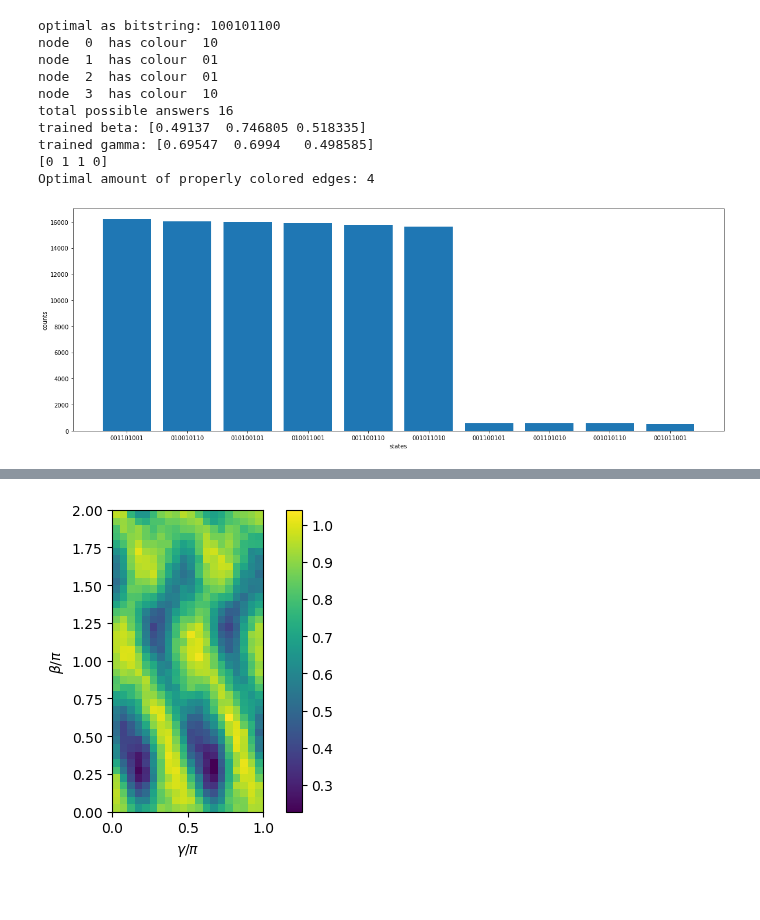
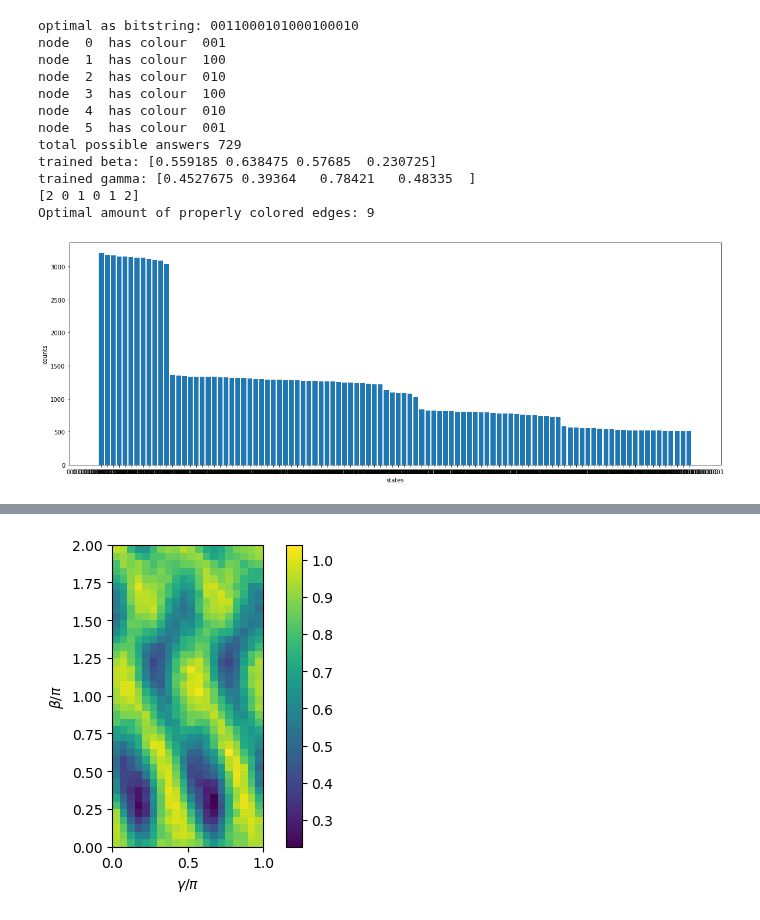
Before and after one commit to XunyiZhao/Quantum_Information_Project, a Jupyter notebook: k-colorable-subgraph.ipynb, the cells around one changed output, grey strips where cells are left out. Cells and saved outputs as stored; diff of their text form; code cells hidden in the pictures.

```diff
--- a/k-colorable-subgraph.ipynb
+++ b/k-colorable-subgraph.ipynb
@@ -52,7 +54,7 @@ class circuits:
         if k>2:
             par = 0
         for l in [0]:
-            for i in range(0,k-par,2):
+            for i in range(0,k-par,1+par):
                     j = np.mod(i+1,k)
                     self.circ.cnot(q*k+i,q*k+j)
                     self.circ.h(q*k+i)
@@ -221,15 +223,15 @@ class k_color:
         plt.show()
 # %%
 #Hard to color: Prism
-#G = nx.Graph([(0,1),(1,2),(2,3),(0,3),(0,4),(3,4),(2,5),(1,5),(4,5)])
+G = nx.Graph([(0,1),(1,2),(2,3),(0,3),(0,4),(3,4),(2,5),(1,5),(4,5)])
 
 #nice testing graph k = 2
 #G = nx.Graph([(0,1),(1,2),(1,3),(0,2),(2,4),(1,4)])
 
 #nice testing graph k > 2
-G = nx.Graph([(0,1),(1,2),(2,0),(3,2),(1,3),(3,0)])
+#G = nx.Graph([(0,1),(1,2),(2,0),(3,2),(1,3),(3,0)])
 
-#G = nx.Graph([(0,1)])
+#G = nx.Graph([(0,1),(1,2),(0,2)])
 k_col = k_color(G)
 k_col.draw()
 # k_col.build_circuit(2,[1],[2])
@@ -239,10 +241,10 @@ k_col.draw()
 # %%
 %%time
 
-colors = 2
-rounds = 40
-depth = 3
-shots = 100000
+colors = 3
+rounds = 100
+depth = 4
+shots = 200000
 rate = 0.01
 
 
@@ -258,9 +260,16 @@ Wall time: 4min 22s
 # %%
-# %%time
+%%time
+
+colors = 3
+rounds = 100
+depth = 4
+shots = 200000
+rate = 0.01
 
 
-# curve = k_col.train(colors, rounds, depth, shots, rate)
-# plt.plot(curve)
-# plt.ylabel('expect value')
-# plt.xlabel('opt_rounds')
-# plt.show()
+
+curve = k_col.train(colors, rounds, depth, shots, rate)
+plt.plot(curve)
+plt.ylabel('expect value')
+plt.xlabel('opt_rounds')
+plt.show()
@@ -273,52 +285,54 @@ n=len(G)
 
 #print(counts)
 newcounts = sorted(counts.items(), key = lambda x:(x[1], x[0]), reverse=True)
-optimum = newcounts[0][0]
+optimum = newcounts[11][0]
 optimum = optimum[::-1]
 print("optimal as bitstring:", optimum)
 # print(newcounts)
 # print(np.array(newcounts)[:,1].astype(int))
 for i in range(n):
     print("node ", i, " has colour ", optimum[i*k:i*k+k])
 
 
-bars = 10
+bars = 100
 
 print("total possible answers", len(counts))
 
 print('trained beta:', k_col.beta)
 print('trained gamma:', k_col.gamma)
 
 
 color = np.argmax(np.array(list(optimum)[0:len(optimum[::-1])-1], dtype= np.int).reshape(n, -1), axis = 1)
 print(color)
 #color = color[::-1]
 #print(color)
 value = 0
 for i,j in G.edges:
     if color[i] != color [j]:
         value += 1
 print("Optimal amount of properly colored edges:", value)
 
 
 plt.figure(figsize=(20,7))
 plt.bar(range(min(len(counts),bars)), list(np.array(newcounts)[0:bars,1].astype(int)), align='center')
 plt.xticks(range(min(len(counts),bars)), list(np.array(newcounts)[0:bars,0]))
 plt.xlabel('states')
 plt.ylabel('counts')
 plt.show()
 # %% [output]
-optimal as bitstring: 100101100
-node  0  has colour  10
-node  1  has colour  01
-node  2  has colour  01
-node  3  has colour  10
-total possible answers 16
-trained beta: [0.49137  0.746805 0.518335]
-trained gamma: [0.69547  0.6994   0.498585]
-[0 1 1 0]
-Optimal amount of properly colored edges: 4
+optimal as bitstring: 0011000101000100010
+node  0  has colour  001
+node  1  has colour  100
+node  2  has colour  010
+node  3  has colour  100
+node  4  has colour  010
+node  5  has colour  001
+total possible answers 729
+trained beta: [0.559185 0.638475 0.57685  0.230725]
+trained gamma: [0.4527675 0.39364   0.78421   0.48335  ]
+[2 0 1 0 1 2]
+Optimal amount of properly colored edges: 9
-[figure, old version]
+[figure, new version]
 # %%
 value = np.zeros(len(counts))
 newcounts = sorted(counts.items(), key = lambda x:(x[1], x[0]), reverse=True)
```
Also changed, not shown: parts of 5 cells of this notebook.
